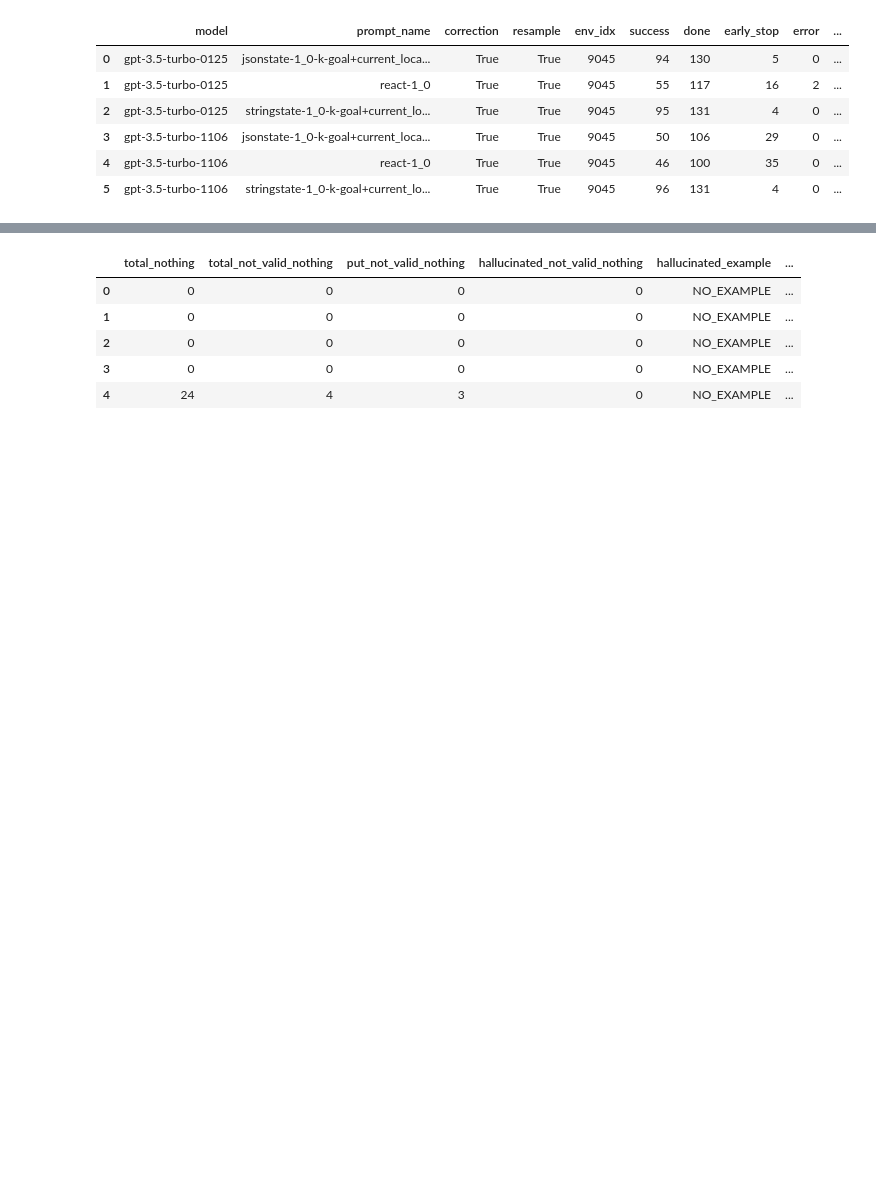
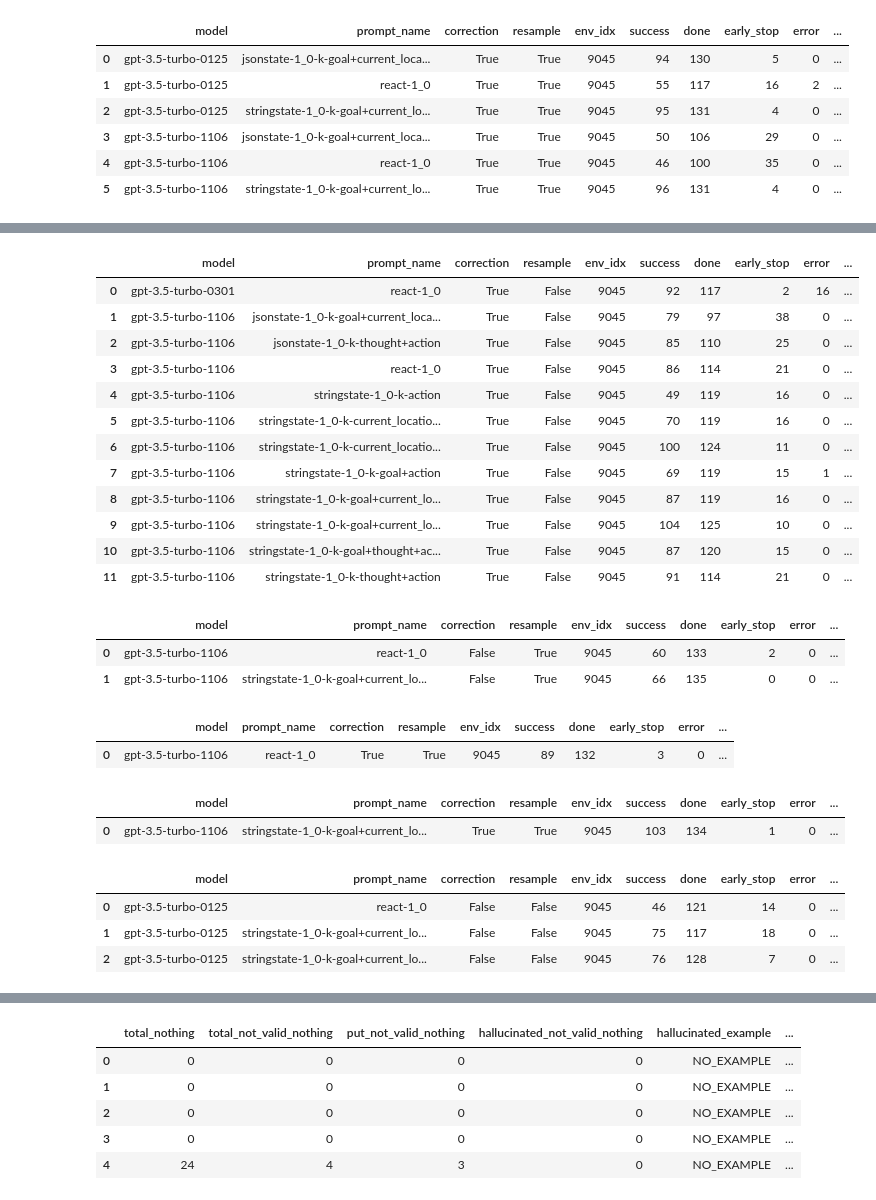
Before and after one commit to ai-nikolai/LLamp, a Jupyter notebook: playgrounds/analysis_alfworld_eval_notebook.ipynb, the cells around one changed output, grey strips where cells are left out. Cells and saved outputs as stored; diff of their text form; code cells hidden in the pictures; blank space fills up the shorter version.

```diff
--- a/playgrounds/analysis_alfworld_eval_notebook.ipynb
+++ b/playgrounds/analysis_alfworld_eval_notebook.ipynb
@@ -926,0 +946,69 @@ x.head()
+# %%
+file_name = "v4_1_2_eval_correction"
+new_eval = load_data(file_name)
+# new_eval.head()
+
+x,y = analyse_data_new(new_eval)
+y.to_csv(f"../results/{file_name}_scores.csv",sep="&",index=False, float_format='%.2f')
+x.head()
+# %% [output]
+|  | model | prompt_name | correction | resample | env_idx | success | done | early_stop | error | ... |
+| 0 | gpt-3.5-turbo-0301 | react-1_0 | True | False | 9045 | 92 | 117 | 2 | 16 | ... |
+| 1 | gpt-3.5-turbo-1106 | jsonstate-1_0-k-goal+current_loca... | True | False | 9045 | 79 | 97 | 38 | 0 | ... |
+| 2 | gpt-3.5-turbo-1106 | jsonstate-1_0-k-thought+action | True | False | 9045 | 85 | 110 | 25 | 0 | ... |
+| 3 | gpt-3.5-turbo-1106 | react-1_0 | True | False | 9045 | 86 | 114 | 21 | 0 | ... |
+| 4 | gpt-3.5-turbo-1106 | stringstate-1_0-k-action | True | False | 9045 | 49 | 119 | 16 | 0 | ... |
+| 5 | gpt-3.5-turbo-1106 | stringstate-1_0-k-current_locatio... | True | False | 9045 | 70 | 119 | 16 | 0 | ... |
+| 6 | gpt-3.5-turbo-1106 | stringstate-1_0-k-current_locatio... | True | False | 9045 | 100 | 124 | 11 | 0 | ... |
+| 7 | gpt-3.5-turbo-1106 | stringstate-1_0-k-goal+action | True | False | 9045 | 69 | 119 | 15 | 1 | ... |
+| 8 | gpt-3.5-turbo-1106 | stringstate-1_0-k-goal+current_lo... | True | False | 9045 | 87 | 119 | 16 | 0 | ... |
+| 9 | gpt-3.5-turbo-1106 | stringstate-1_0-k-goal+current_lo... | True | False | 9045 | 104 | 125 | 10 | 0 | ... |
+| 10 | gpt-3.5-turbo-1106 | stringstate-1_0-k-goal+thought+ac... | True | False | 9045 | 87 | 120 | 15 | 0 | ... |
+| 11 | gpt-3.5-turbo-1106 | stringstate-1_0-k-thought+action | True | False | 9045 | 91 | 114 | 21 | 0 | ... |
+# %%
+file_name = "v4_1_2_eval_resample"
+new_eval = load_data(file_name)
+# new_eval.head()
+
+x,y = analyse_data_new(new_eval)
+y.to_csv(f"../results/{file_name}_scores.csv",sep="&",index=False, float_format='%.2f')
+x.head()
+# %% [output]
+|  | model | prompt_name | correction | resample | env_idx | success | done | early_stop | error | ... |
+| 0 | gpt-3.5-turbo-1106 | react-1_0 | False | True | 9045 | 60 | 133 | 2 | 0 | ... |
+| 1 | gpt-3.5-turbo-1106 | stringstate-1_0-k-goal+current_lo... | False | True | 9045 | 66 | 135 | 0 | 0 | ... |
+# %%
+file_name = "v4_1_2_eval_resample_correction"
+new_eval = load_data(file_name)
+# new_eval.head()
+
+x,y = analyse_data_new(new_eval)
+y.to_csv(f"../results/{file_name}_scores.csv",sep="&",index=False, float_format='%.2f')
+x.head()
+# %% [output]
+|  | model | prompt_name | correction | resample | env_idx | success | done | early_stop | error | ... |
+| 0 | gpt-3.5-turbo-1106 | react-1_0 | True | True | 9045 | 89 | 132 | 3 | 0 | ... |
+# %%
+file_name = "v4_1_2_eval_correction_resample"
+new_eval = load_data(file_name)
+# new_eval.head()
+
+x,y = analyse_data_new(new_eval)
+y.to_csv(f"../results/{file_name}_scores.csv",sep="&",index=False, float_format='%.2f')
+x.head()
+# %% [output]
+|  | model | prompt_name | correction | resample | env_idx | success | done | early_stop | error | ... |
+| 0 | gpt-3.5-turbo-1106 | stringstate-1_0-k-goal+current_lo... | True | True | 9045 | 103 | 134 | 1 | 0 | ... |
+# %%
+file_name = "v4_1_3_eval"
+new_eval = load_data(file_name)
+# new_eval.head()
+
+x,y = analyse_data_new(new_eval)
+y.to_csv(f"../results/{file_name}_scores.csv",sep="&",index=False, float_format='%.2f')
+x.head()
+# %% [output]
+|  | model | prompt_name | correction | resample | env_idx | success | done | early_stop | error | ... |
+| 0 | gpt-3.5-turbo-0125 | react-1_0 | False | False | 9045 | 46 | 121 | 14 | 0 | ... |
+| 1 | gpt-3.5-turbo-0125 | stringstate-1_0-k-goal+current_lo... | False | False | 9045 | 75 | 117 | 18 | 0 | ... |
+| 2 | gpt-3.5-turbo-0125 | stringstate-1_0-k-goal+current_lo... | False | False | 9045 | 76 | 128 | 7 | 0 | ... |
```
Also changed, not shown: parts of 6 cells of this notebook, 2 other files.
